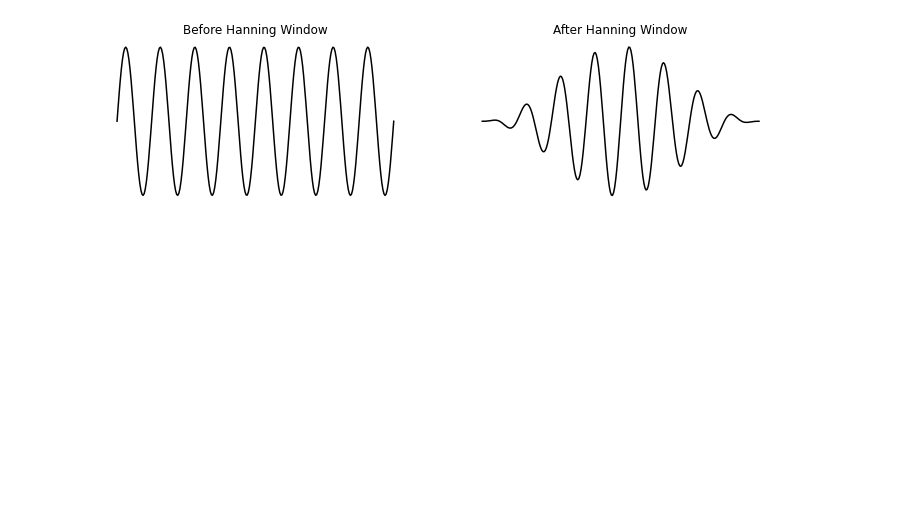
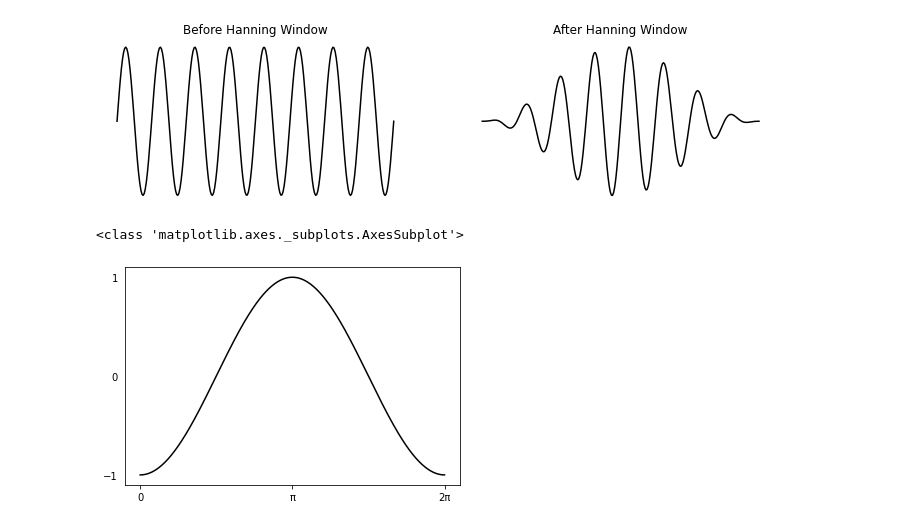
Before and after one commit to ancientjpeg/RTSTFT, a Jupyter notebook: docs/paper_graphs.ipynb, the cells around one changed output. Saved outputs shown, nothing was run; the diff lists cells and outputs as text; code cells hidden in the pictures; blank space fills up the shorter version.

Commit message:
more diagrams

```diff
--- a/docs/paper_graphs.ipynb
+++ b/docs/paper_graphs.ipynb
@@ -19,3 +19,19 @@ plt.savefig("window.png", transparent=True)
 plt.show()
 # %% [output]
 [figure]
+# %%
+sineX = np.linspace(0, 2, 512)
+sineY = np.sin(sineX * np.pi - np.pi / 2)
+fig = plt.figure()
+plt.plot(sineX, sineY, "black")
+plt.tick_params('both', which='both', left=False)
+plt.xticks([0, 1, 2])
+plt.yticks([-1, 0, 1])
+print(type(fig.axes[0]))
+ax = fig.axes[0]
+ax.set_xticklabels(['0', 'π', '2π'])
+plt.savefig("phi_omega.png", transparent=True)
+plt.show()
+# %% [output]
+<class 'matplotlib.axes._subplots.AxesSubplot'>
+[figure, added]
```
Also changed, not shown: 2 other files.
